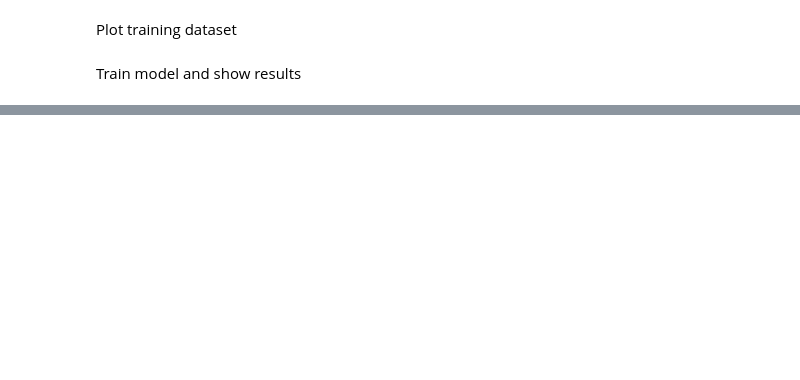
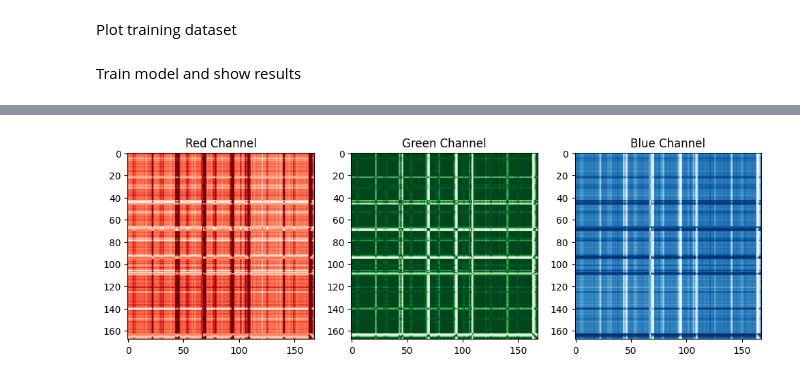
Before and after one commit to FranUrsus/TimeSeriesImaging, a Jupyter notebook: scripts/main.ipynb, the cells around one changed output, grey strips where cells are left out. Drawn from its saved outputs; the diff is of its cells as text; code cells hidden in the pictures; blank space fills up the shorter version.

```diff
--- a/scripts/main.ipynb
+++ b/scripts/main.ipynb
@@ -342,0 +400,27 @@ dl.show_results()
+# %%
+import numpy as np
+
+def plot_rgb_channels(img):
+
+    np_image = np.asarray(img)
+
+    plt.figure(figsize=(12, 6))
+    plt.subplot(131)
+
+    plt.imshow(np_image[:, :, 0], cmap='Reds', vmin=0, vmax=255)
+    plt.title("Red Channel")
+    plt.subplot(132)
+
+    plt.imshow(np_image[:, :, 1], cmap='Greens', vmin=0, vmax=255)
+    plt.title("Green Channel")
+    plt.subplot(133)
+
+    plt.imshow(np_image[:, :, 2], cmap='Blues', vmin=0, vmax=255)
+    plt.title("Blue Channel")
+
+    plt.show()
+# %%
+from PIL import Image
+plot_rgb_channels ( Image.open("../data/images/input/next_day_cluster_0/0.png"))
+# %% [output]
+[figure, added]
```
Also changed, not shown: parts of 3 cells of this notebook, 5 other files.
